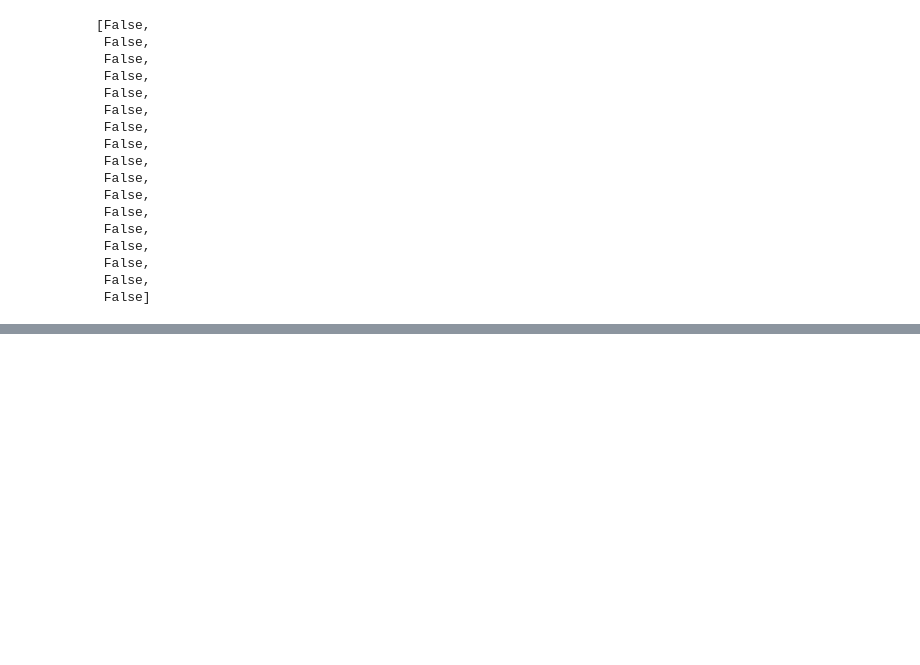
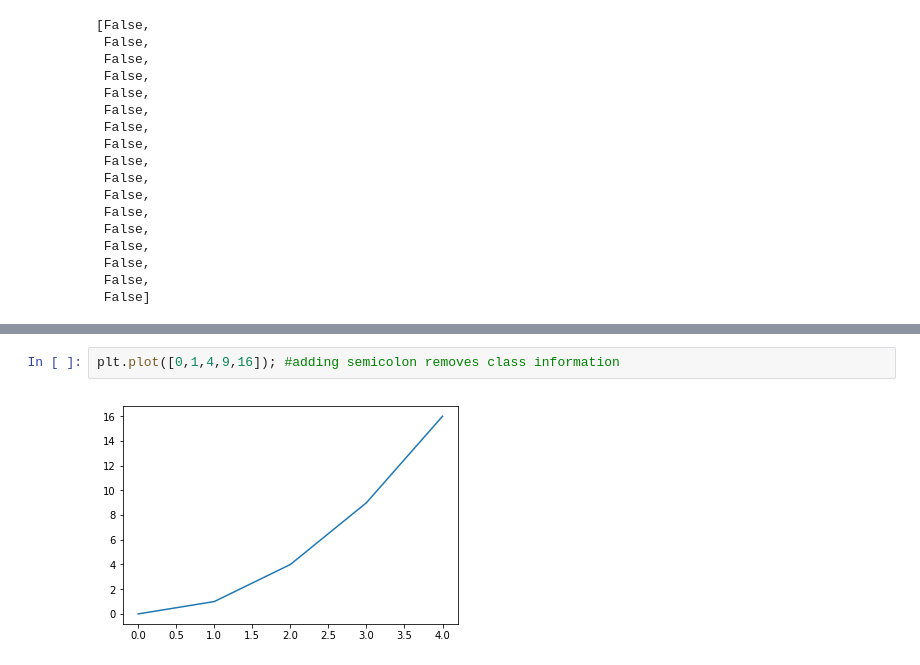
Before and after one commit to udaytak/Edx_PythonForResearch, a Jupyter notebook: CW2.ipynb, the cells around one changed output, grey strips where cells are left out. Cells and saved outputs as stored; diff of their text form; blank space fills up the shorter version.

```diff
--- a/CW2.ipynb
+++ b/CW2.ipynb
@@ -597,0 +614,4 @@ x = 19
+# %%
+plt.plot([0,1,4,9,16]); #adding semicolon removes class information
+# %% [output]
+[figure, added]
```
Also changed, not shown: parts of 18 cells of this notebook.
